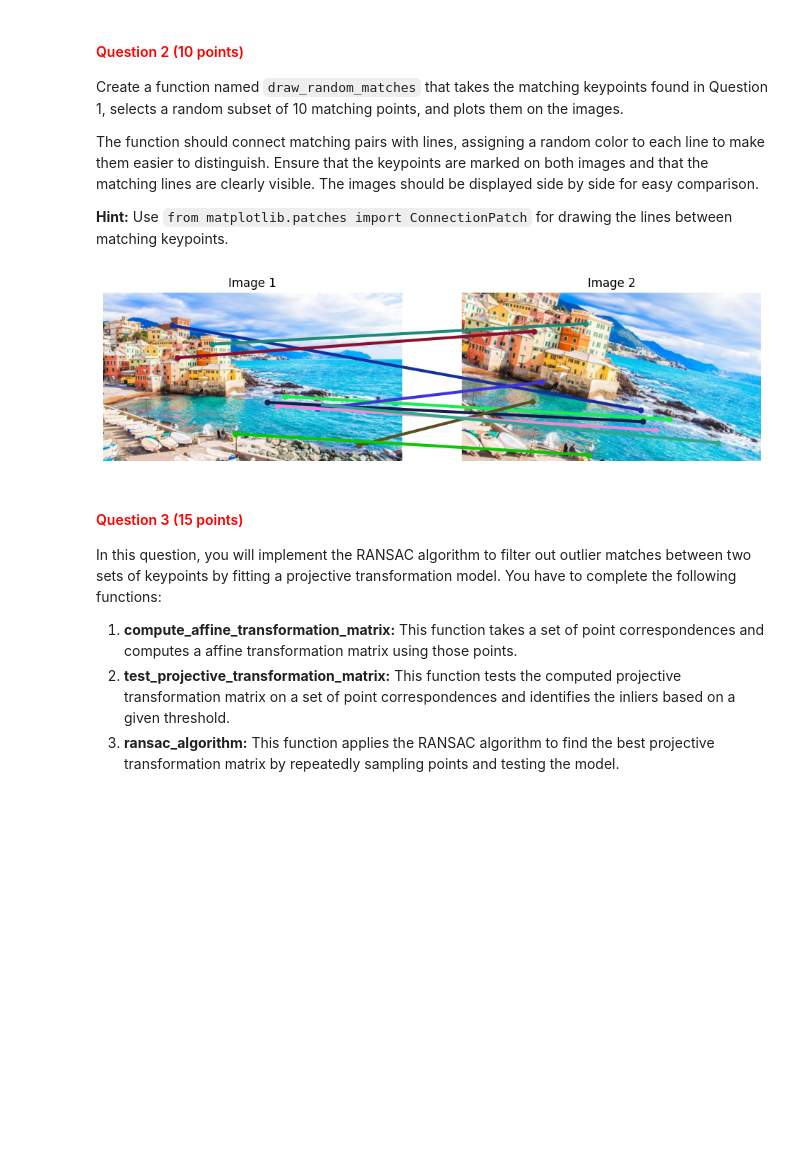
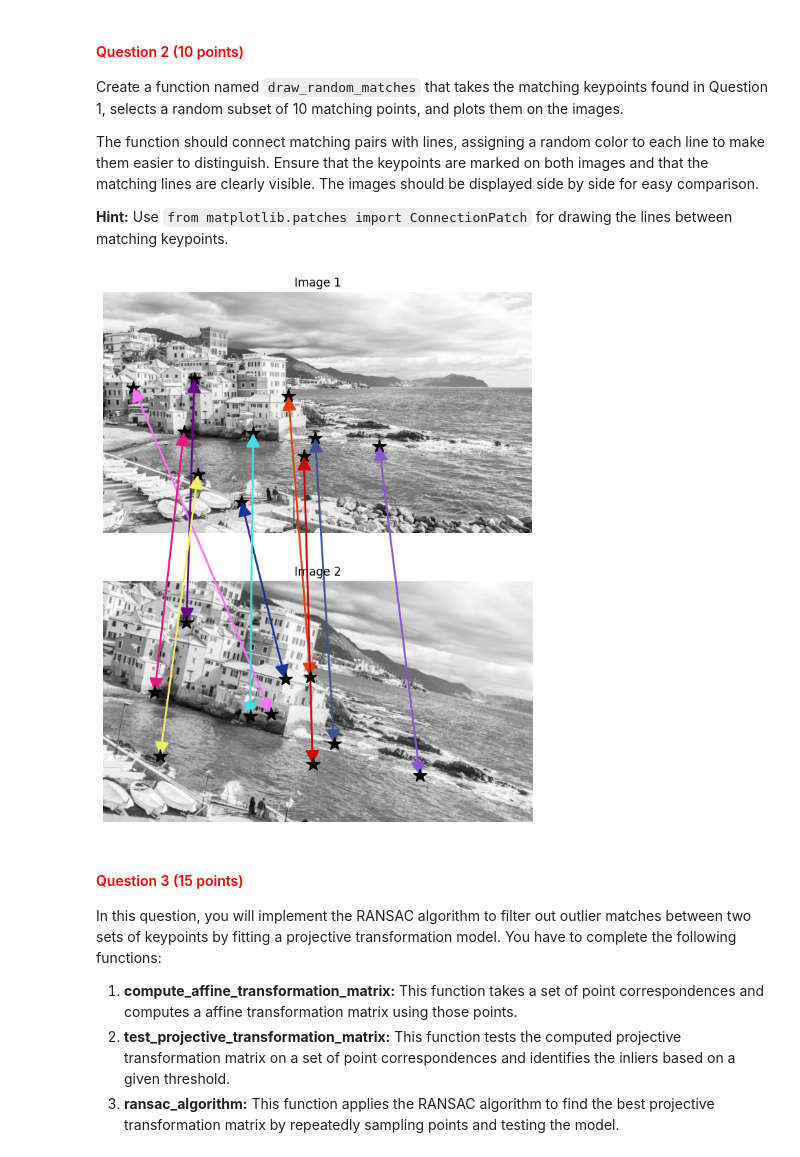
Before and after one commit to matthias-hagenauer/cv1_labs, a Jupyter notebook: cv1-lab-4/cv1-lab-4.ipynb, the cells around one changed output. Drawn from its saved outputs; the diff is of its cells as text; code cells hidden in the pictures; blank space fills up the shorter version.

```diff
--- a/cv1-lab-4/cv1-lab-4.ipynb
+++ b/cv1-lab-4/cv1-lab-4.ipynb
@@ -271,13 +271,13 @@ def draw_random_matches(image_1, keypoints_1, image_2, keypoints_2, matches, sub
     # YOUR CODE HERE
     random_matches = random.sample(matches, subset_size)
 
-    fig, (ax1, ax2) = plt.subplots(1, 2, figsize=(12, 6))
+    fig, (ax1, ax2) = plt.subplots(2, 1, figsize=(20, 10))
 
 
-    ax1.imshow(image_1)
+    ax1.imshow(image_1, cmap='gray')
     ax1.set_title('Image 1')
     ax1.axis('off')
-    ax2.imshow(image_2)
+    ax2.imshow(image_2, cmap='gray')
     ax2.set_title('Image 2')
     ax2.axis('off')
 
@@ -293,19 +293,30 @@ def draw_random_matches(image_1, keypoints_1, image_2, keypoints_2, matches, sub
         (x2, y2) = keypoints_2[img2_idx].pt
         color = np.random.rand(3,)
 
-        ax1.plot(x1, y1, 'ro', markersize=5, color=color)
-        ax2.plot(x2, y2, 'ro', markersize=5, color=color)
+        ax1.plot(x1, y1, 'k*', markersize=15)
+        ax2.plot(x2, y2, 'k*', markersize=15)
 
         con = ConnectionPatch(xyA=(x2, y2), xyB=(x1, y1),
                               coordsA="data", coordsB="data",
-                              axesA=ax2, axesB=ax1, color=color, linewidth=3)
+                              axesA=ax2, axesB=ax1, linewidth=2,
+                              arrowstyle="<|-|>",
+                              color=color,
+                            #   edgecolor="0",
+                              mutation_scale=30,
+                            #   connectionstyle= "angle3"
+                             )
         ax2.add_artist(con)
 
     plt.show()
-# %%
-draw_random_matches(image_1, keypoints_image_1, image_2, keypoints_image_2, matches, subset_size=10)
-# %% [output]
-[figure, removed]
+# %%
+image_1 = cv2.imread('./images/genoa_beach.jpg')
+image_2 = cv2.imread('./images/genoa_beach_cut_1.jpg')
+
+gray_image_1 = cv2.cvtColor(image_1, cv2.COLOR_BGR2GRAY)
+gray_image_2 = cv2.cvtColor(image_2, cv2.COLOR_BGR2GRAY)
+draw_random_matches(gray_image_1, keypoints_image_1, gray_image_2, keypoints_image_2, matches, subset_size=10)
+# %% [output]
+[figure, added]
 # %% [markdown]
 <a id="question-3"></a>
 #### <font color='#FF0000'>Question 3 (15 points)</font>
```
Also changed, not shown: parts of 16 cells of this notebook.
